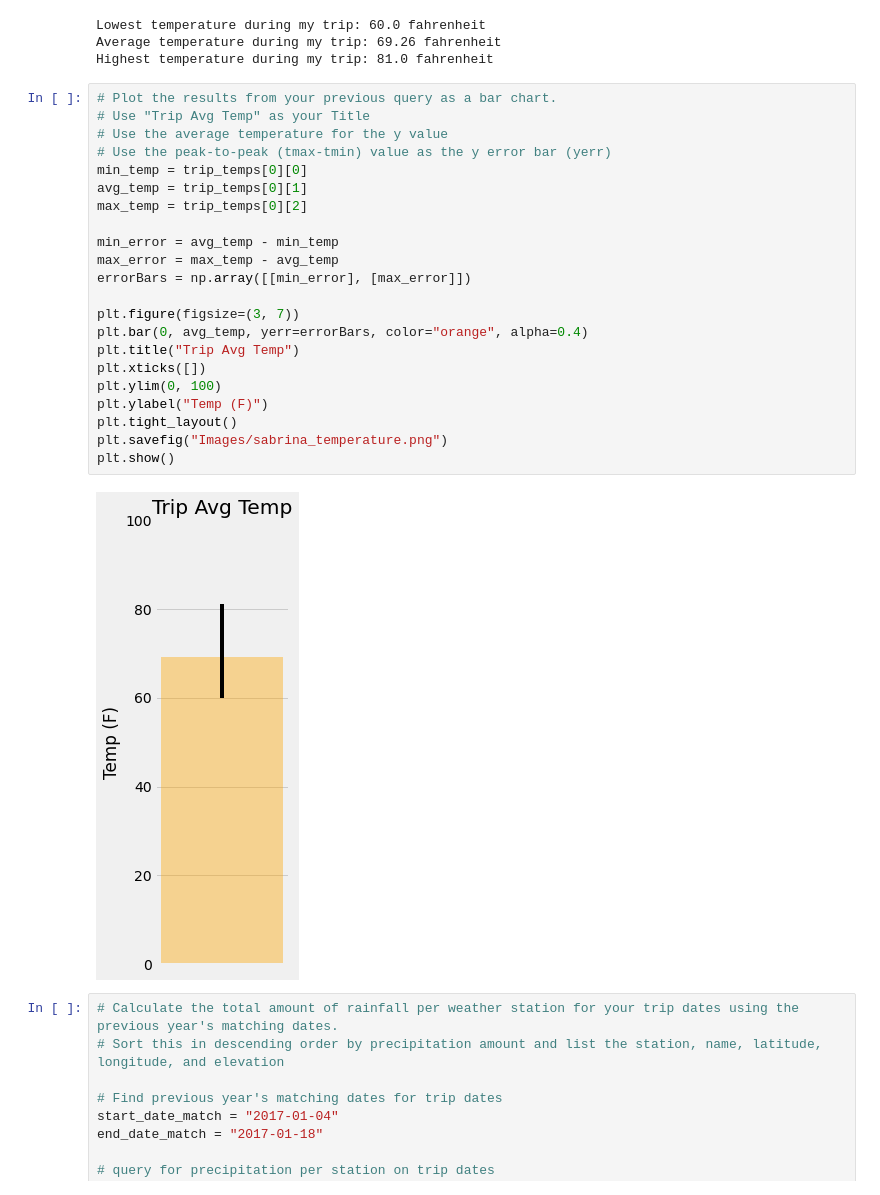
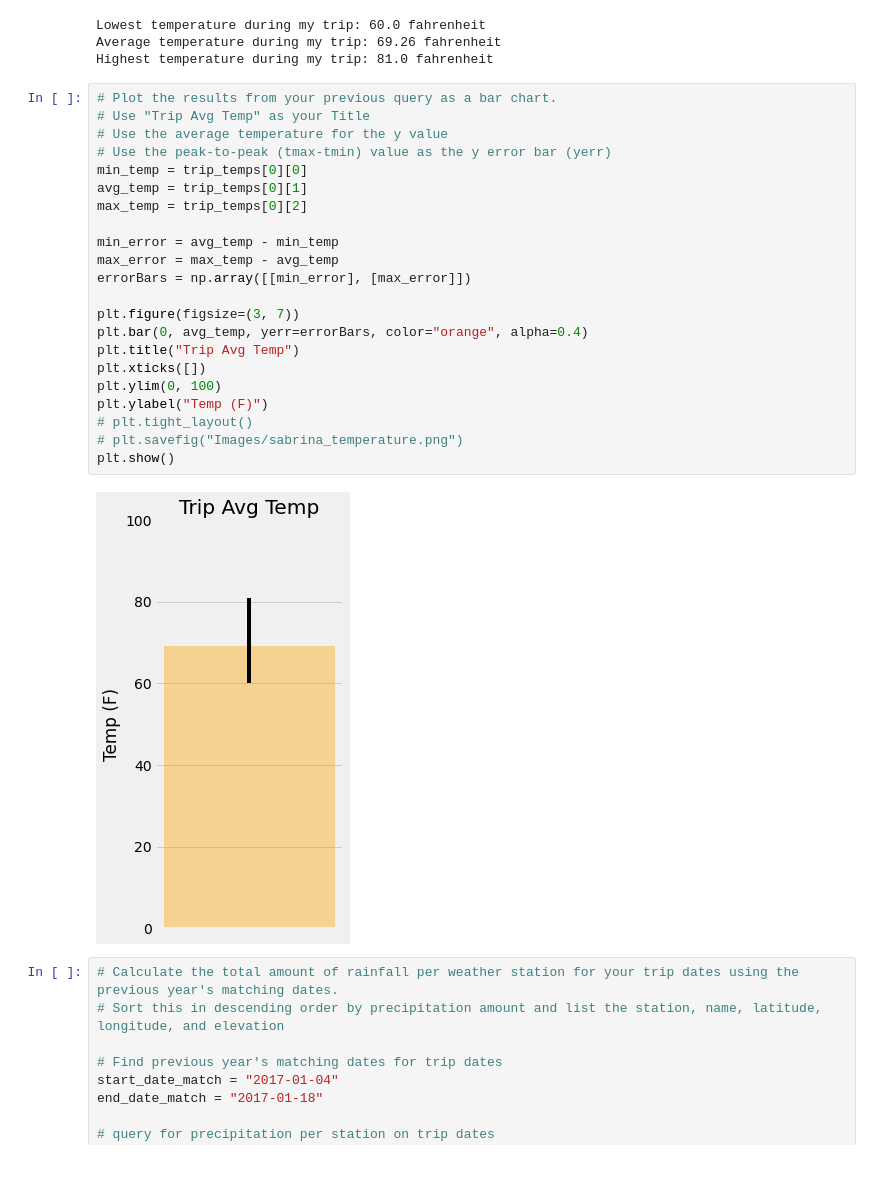
Before and after one commit to sabrinasaleh/sqlalchemy-challenge, a Jupyter notebook: climate_starter.ipynb, the cells around one changed output. Drawn from its saved outputs; the diff is of its cells as text.

```diff
--- a/climate_starter.ipynb
+++ b/climate_starter.ipynb
@@ -273,27 +274,27 @@ Highest temperature during my trip: 81.0 fahrenheit
 # %%
 # Plot the results from your previous query as a bar chart.
 # Use "Trip Avg Temp" as your Title
 # Use the average temperature for the y value
 # Use the peak-to-peak (tmax-tmin) value as the y error bar (yerr)
 min_temp = trip_temps[0][0]
 avg_temp = trip_temps[0][1]
 max_temp = trip_temps[0][2]
 
 min_error = avg_temp - min_temp
 max_error = max_temp - avg_temp
 errorBars = np.array([[min_error], [max_error]])
 
 plt.figure(figsize=(3, 7))
 plt.bar(0, avg_temp, yerr=errorBars, color="orange", alpha=0.4)
 plt.title("Trip Avg Temp")
 plt.xticks([])
 plt.ylim(0, 100)
 plt.ylabel("Temp (F)")
-plt.tight_layout()
-plt.savefig("Images/sabrina_temperature.png")
+# plt.tight_layout()
+# plt.savefig("Images/sabrina_temperature.png")
 plt.show()
 # %% [output]
-[figure, old version]
+[figure, new version]
 # %%
 # Calculate the total amount of rainfall per weather station for your trip dates using the previous year's matching dates.
 # Sort this in descending order by precipitation amount and list the station, name, latitude, longitude, and elevation
```
Also changed, not shown: parts of 4 cells of this notebook.
